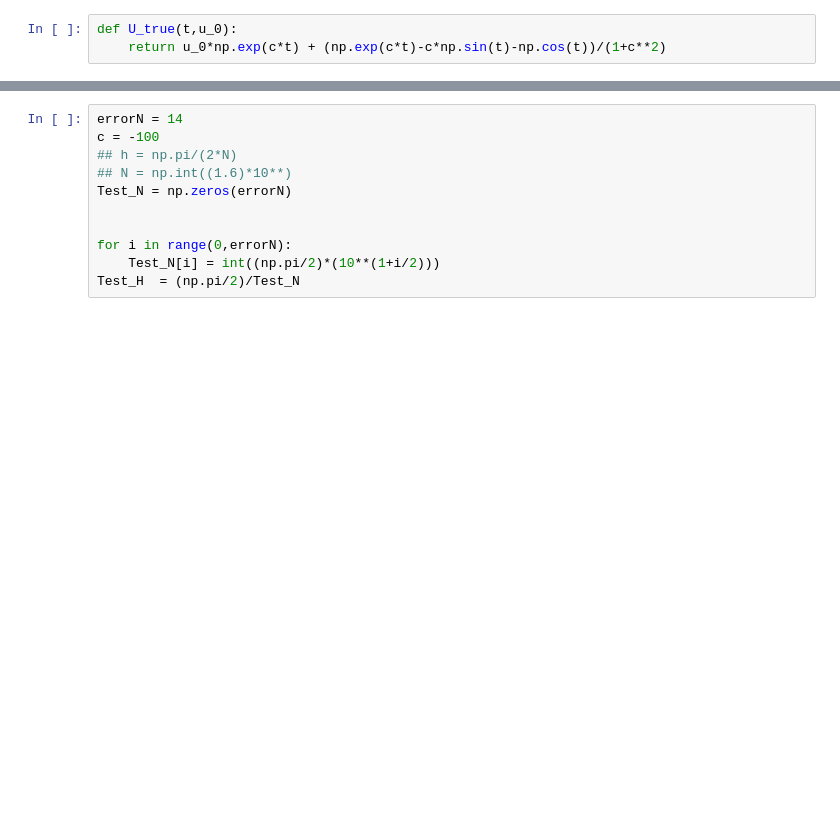
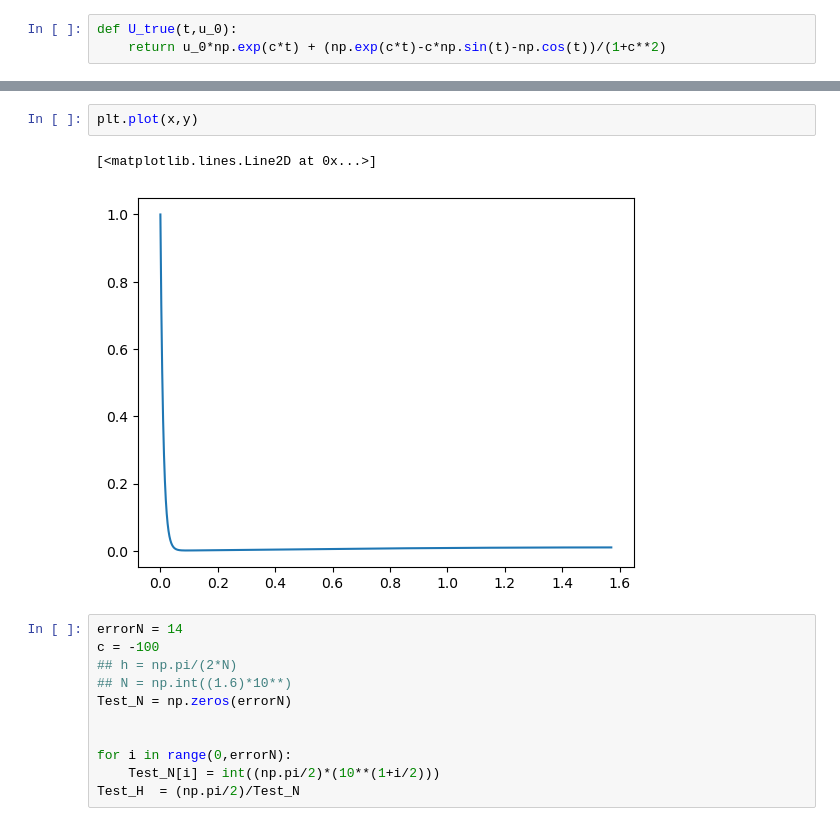
Before and after one commit to Gaffeyh/Research_Project, a Jupyter notebook: RK2_Sans_E.ipynb, the cells around one changed output, grey strips where cells are left out. Saved outputs shown, nothing was run; the diff lists cells and outputs as text; blank space fills up the shorter version.

```diff
--- a/RK2_Sans_E.ipynb
+++ b/RK2_Sans_E.ipynb
@@ -73,3 +96,8 @@ plt.plot(x,np.abs(y - U_true(x,1)))
+# %%
+plt.plot(x,y)
+# %% [output]
+[<matplotlib.lines.Line2D at 0x...>]
+[figure, added]
 # %%
 errorN = 14
 c = -100
```
Also changed, not shown: parts of 9 cells of this notebook, 4 other files.
